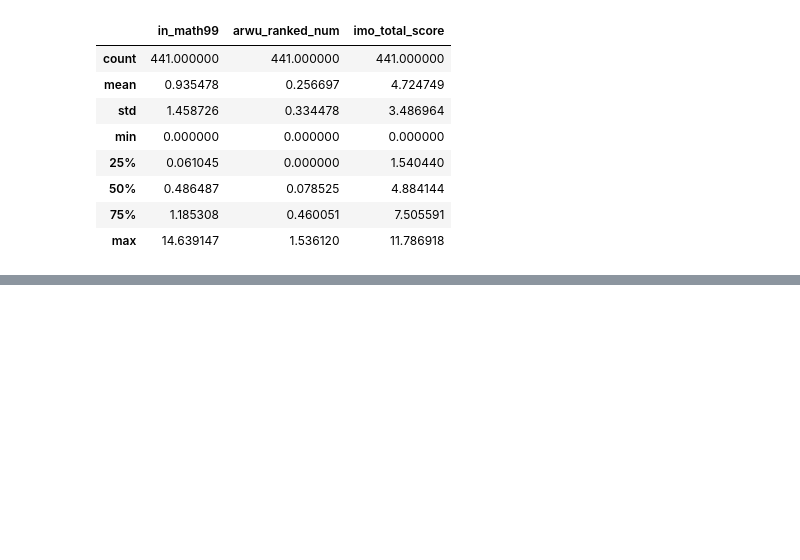
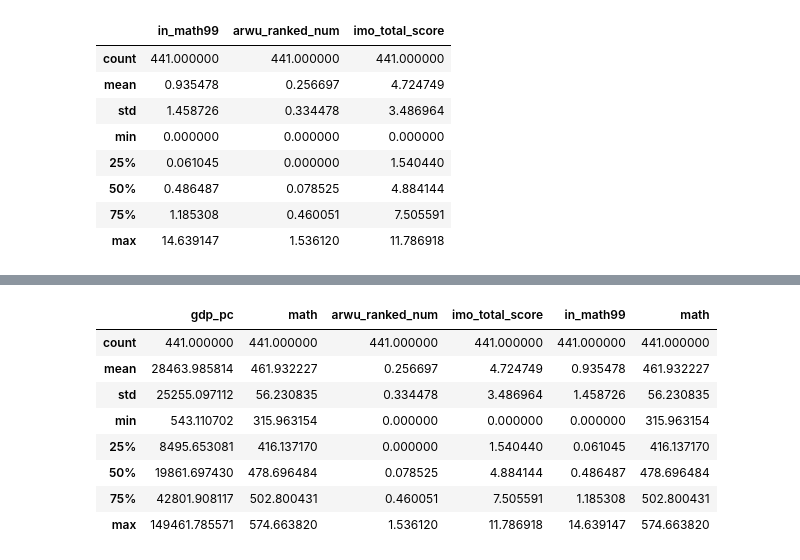
Before and after one commit to jamesxu123/econ442, a Jupyter notebook: charts/regs.ipynb, the cells around one changed output, grey strips where cells are left out. Drawn from its saved outputs; the diff is of its cells as text; code cells hidden in the pictures; blank space fills up the shorter version.

```diff
--- a/charts/regs.ipynb
+++ b/charts/regs.ipynb
@@ -236,0 +282,12 @@ print(yearly_pisa.render_latex())
+# %%
+pisa_df[["gdp_pc", "math", "arwu_ranked_num", "imo_total_score", "in_math99", "math"]].describe()
+# %% [output]
+|  | gdp_pc | math | arwu_ranked_num | imo_total_score | in_math99 | math |
+| count | 441.000000 | 441.000000 | 441.000000 | 441.000000 | 441.000000 | 441.000000 |
+| mean | 28463.985814 | 461.932227 | 0.256697 | 4.724749 | 0.935478 | 461.932227 |
+| std | 25255.097112 | 56.230835 | 0.334478 | 3.486964 | 1.458726 | 56.230835 |
+| min | 543.110702 | 315.963154 | 0.000000 | 0.000000 | 0.000000 | 315.963154 |
+| 25% | 8495.653081 | 416.137170 | 0.000000 | 1.540440 | 0.061045 | 416.137170 |
+| 50% | 19861.697430 | 478.696484 | 0.078525 | 4.884144 | 0.486487 | 478.696484 |
+| 75% | 42801.908117 | 502.800431 | 0.460051 | 7.505591 | 1.185308 | 502.800431 |
+| max | 149461.785571 | 574.663820 | 1.536120 | 11.786918 | 14.639147 | 574.663820 |
```
Also changed, not shown: parts of 15 cells of this notebook, 5 other files.
